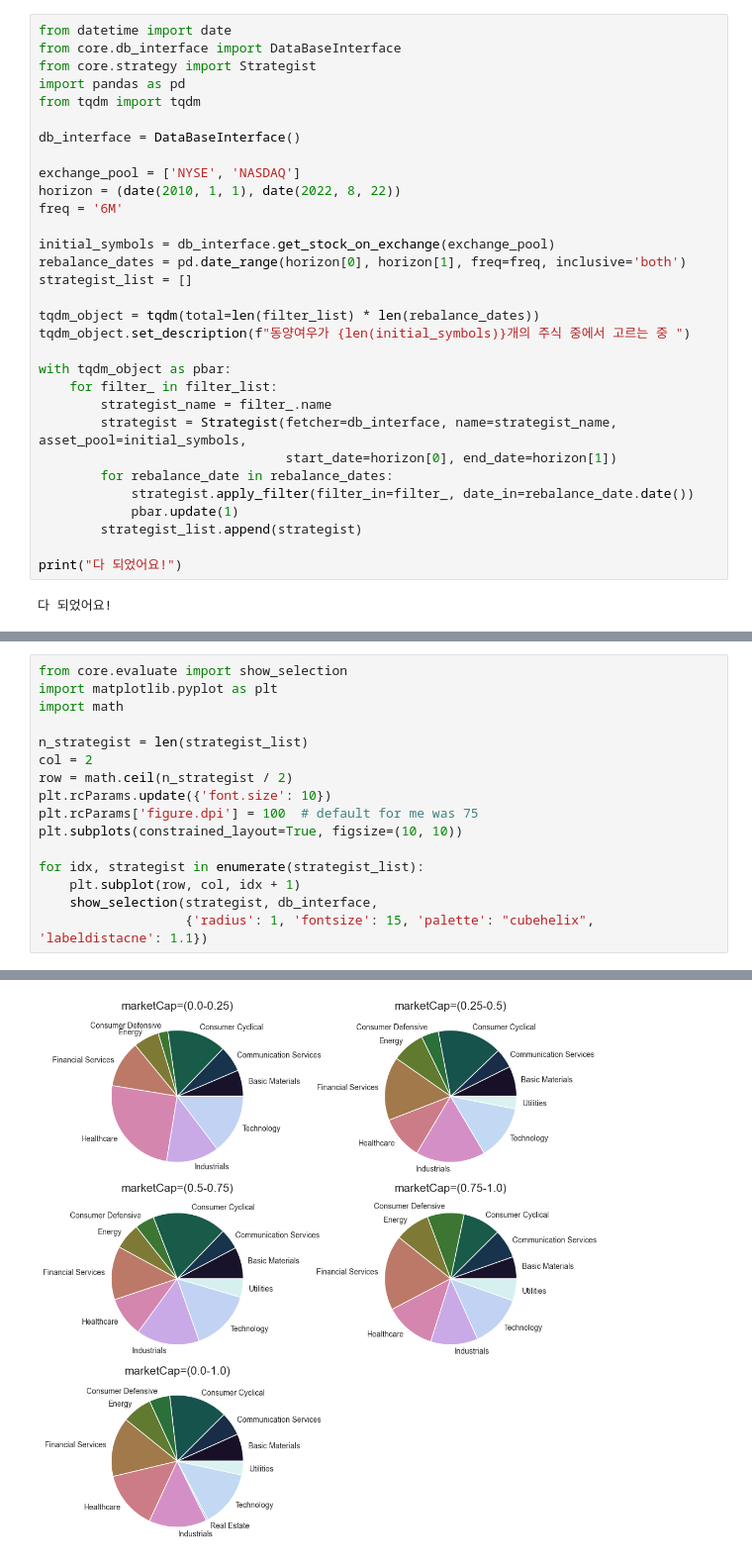
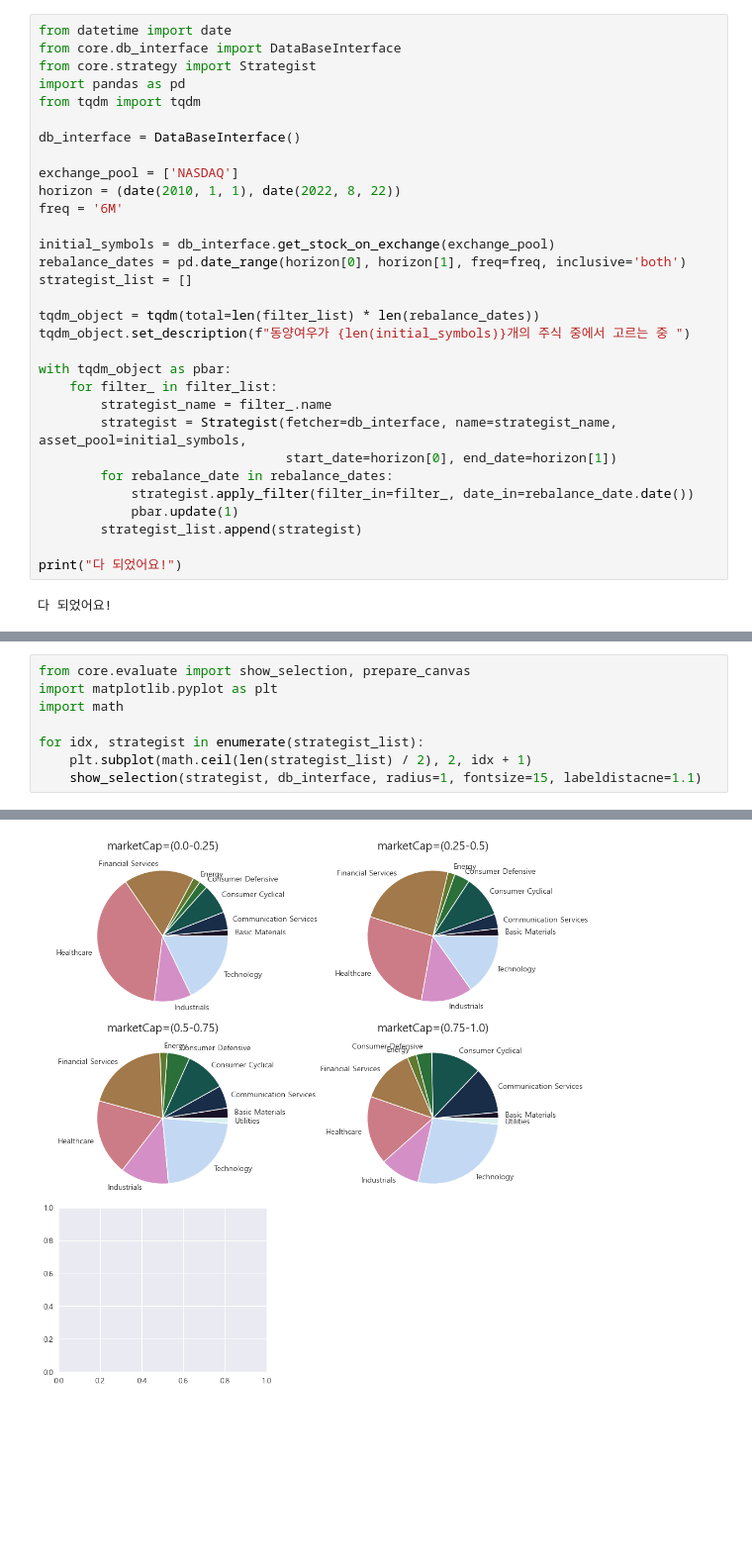
Before and after one commit to icsl-Jeon/EastFox, a Jupyter notebook: seminar/backtesting.ipynb, the cells around one changed output, grey strips where cells are left out. Shown at 99% size. Cells and saved outputs as stored; diff of their text form; blank space fills up the shorter version.

```diff
--- a/seminar/backtesting.ipynb
+++ b/seminar/backtesting.ipynb
@@ -39,7 +39,7 @@ from tqdm import tqdm
 
 db_interface = DataBaseInterface()
 
-exchange_pool = ['NYSE', 'NASDAQ']
+exchange_pool = ['NASDAQ']
 horizon = (date(2010, 1, 1), date(2022, 8, 22))
 freq = '6M'
 
@@ -70,17 +71,9 @@ print("다 되었어요!")
 # %%
-from core.evaluate import show_selection
+from core.evaluate import show_selection, prepare_canvas
 import matplotlib.pyplot as plt
 import math
 
-n_strategist = len(strategist_list)
-col = 2
-row = math.ceil(n_strategist / 2)
-plt.rcParams.update({'font.size': 10})
-plt.rcParams['figure.dpi'] = 100  # default for me was 75
-plt.subplots(constrained_layout=True, figsize=(10, 10))
-
 for idx, strategist in enumerate(strategist_list):
-    plt.subplot(row, col, idx + 1)
-    show_selection(strategist, db_interface,
-                   {'radius': 1, 'fontsize': 15, 'palette': "cubehelix", 'labeldistacne': 1.1})
+    plt.subplot(math.ceil(len(strategist_list) / 2), 2, idx + 1)
+    show_selection(strategist, db_interface, radius=1, fontsize=15, labeldistacne=1.1)
 # %% [output]
@@ -87 +81 @@ for idx, strategist in enumerate(strategist_list):
-[figure, old version]
+[figure, new version]
```
Also changed, not shown: parts of 16 cells of this notebook, 2 other files.
